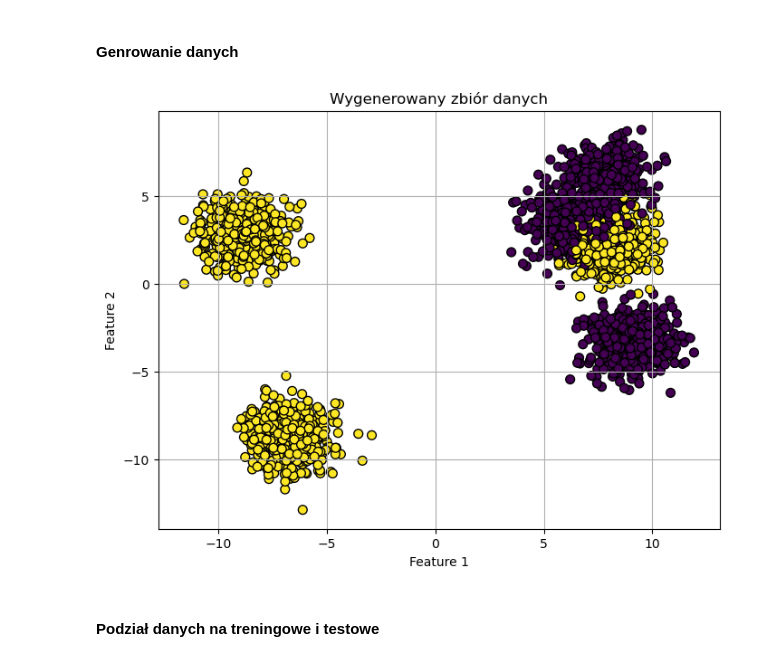
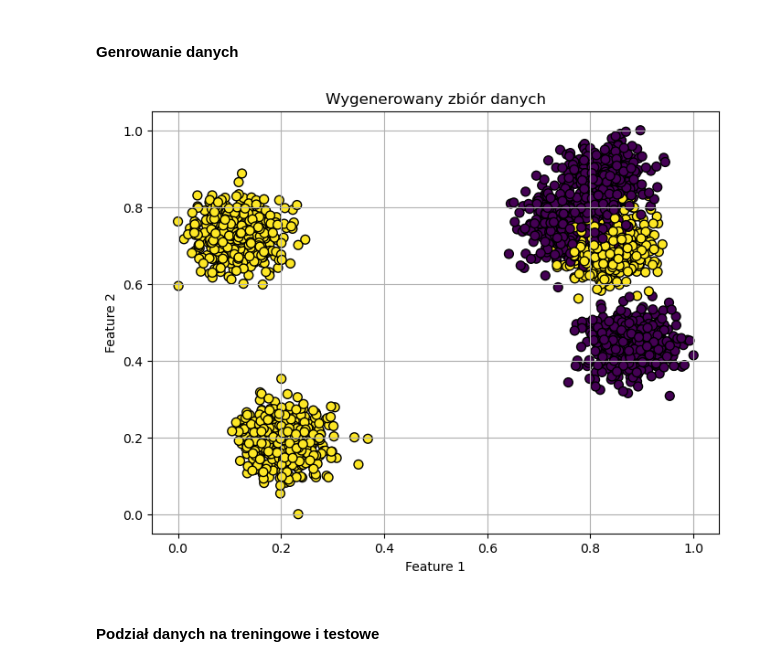
Before and after one commit to Lecrut/ai-ml_studies, a Jupyter notebook: pum/8_259199_Filip_Lecrut.ipynb, the cells around one changed output. Drawn from its saved outputs; the diff is of its cells as text; code cells hidden in the pictures.

```diff
--- a/pum/8_259199_Filip_Lecrut.ipynb
+++ b/pum/8_259199_Filip_Lecrut.ipynb
@@ -142,23 +141,26 @@ class NeuralNet:
 # %%
 my_index = 259199
 my_n_samples = int(str(my_index)[0]+ str(my_index)[1] + str(my_index)[-2] + str(my_index)[-1])
 
 n_features = 2
 n_classes = 2
 n_clusters_per_class = 3
 
 X_blobs, y_blobs = make_blobs(
     n_samples=my_n_samples,
     centers=n_classes * n_clusters_per_class,
     n_features=n_features,
     random_state=my_index
 )
 
+scaler = MinMaxScaler()
+X_blobs = scaler.fit_transform(X_blobs)
+
 y_blobs = y_blobs % n_classes
 
 plot_dataset(X_blobs, y_blobs, title="Wygenerowany zbiór danych")
 # %% [output]
-[figure, old version]
+[figure, new version]
 # %% [markdown]
 #### Podział danych na treningowe i testowe
 # %%
```
Also changed, not shown: parts of 10 cells of this notebook.
